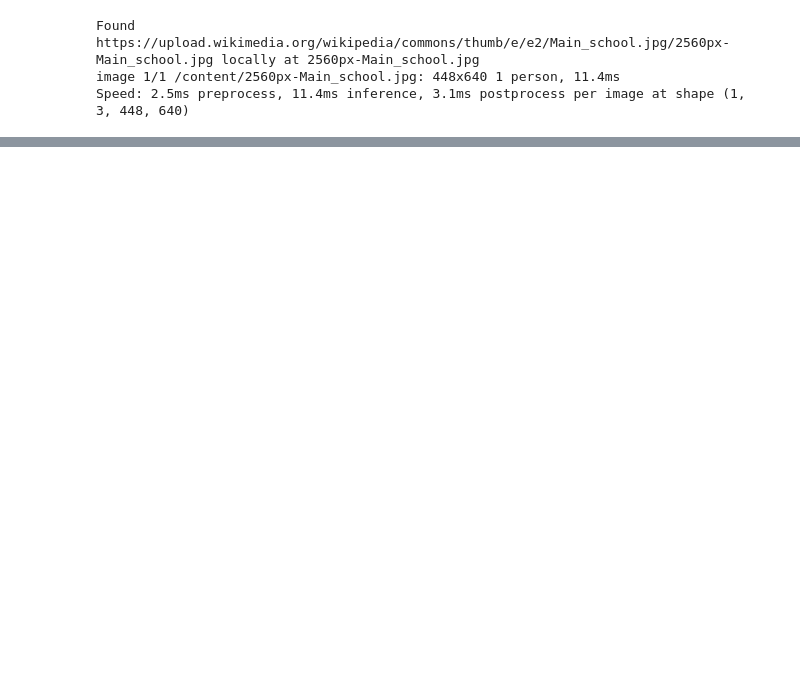
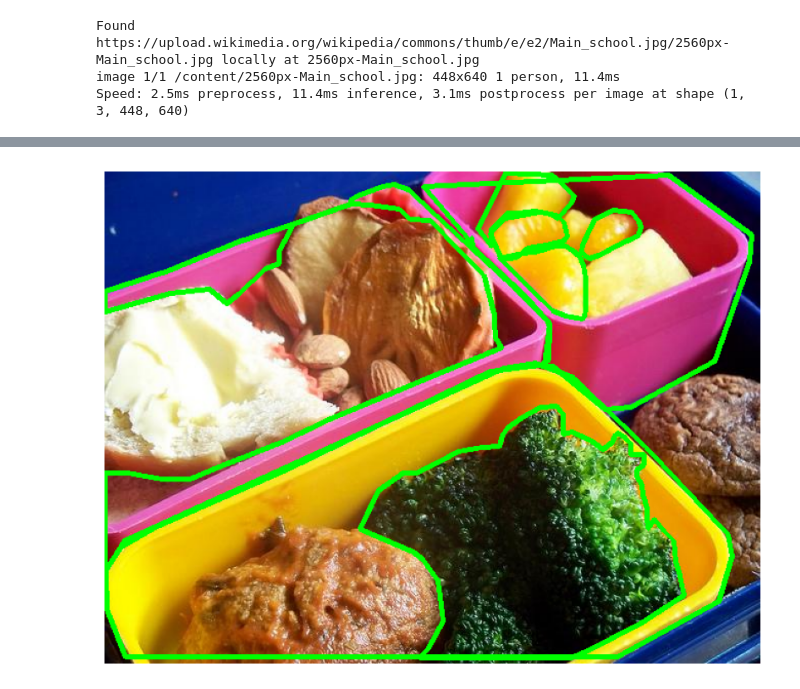
Before and after one commit to ahamboeck/Robot-Traversability-with-Image-Segmentation, a Jupyter notebook: robot-vision.ipynb, the cells around one changed output, grey strips where cells are left out. Cells and saved outputs as stored; diff of their text form; code cells hidden in the pictures; blank space fills up the shorter version.

```diff
--- a/robot-vision.ipynb
+++ b/robot-vision.ipynb
@@ -115,0 +123,40 @@ xy: [array([[       2288,        1193],
+# %%
+import cv2
+import numpy as np
+import matplotlib.pyplot as plt
+
+def load_annotations(file_path):
+    with open(file_path, 'r') as f:
+        lines = f.readlines()
+    annotations = []
+    for line in lines:
+        parts = list(map(float, line.strip().split()))
+        class_id = int(parts[0])
+        points = np.array(parts[1:]).reshape(-1, 2)  # Reshape to (n, 2) array
+        annotations.append((class_id, points))
+    return annotations
+
+def draw_annotations(image, annotations):
+    for class_id, points in annotations:
+        points = (points * [image.shape[1], image.shape[0]]).astype(np.int32)  # Convert to absolute coordinates
+        cv2.polylines(image, [points], isClosed=True, color=(0, 255, 0), thickness=3)  # Draw polygon
+
+# Load the image
+image_path = '/content/datasets/coco128-seg/images/train2017/000000000009.jpg'
+image = cv2.imread(image_path)
+
+# Load and draw annotations
+annotation_path = '/content/datasets/coco128-seg/labels/train2017/000000000009.txt'
+annotations = load_annotations(annotation_path)
+draw_annotations(image, annotations)
+
+# Convert BGR to RGB for matplotlib display
+image_rgb = cv2.cvtColor(image, cv2.COLOR_BGR2RGB)
+
+# Display the image with annotations
+plt.figure(figsize=(10, 10))
+plt.imshow(image_rgb)
+plt.axis('off')  # Hide axis labels and ticks
+plt.show()
+# %% [output]
+[figure, added]
```
Also changed, not shown: parts of 4 cells of this notebook.
